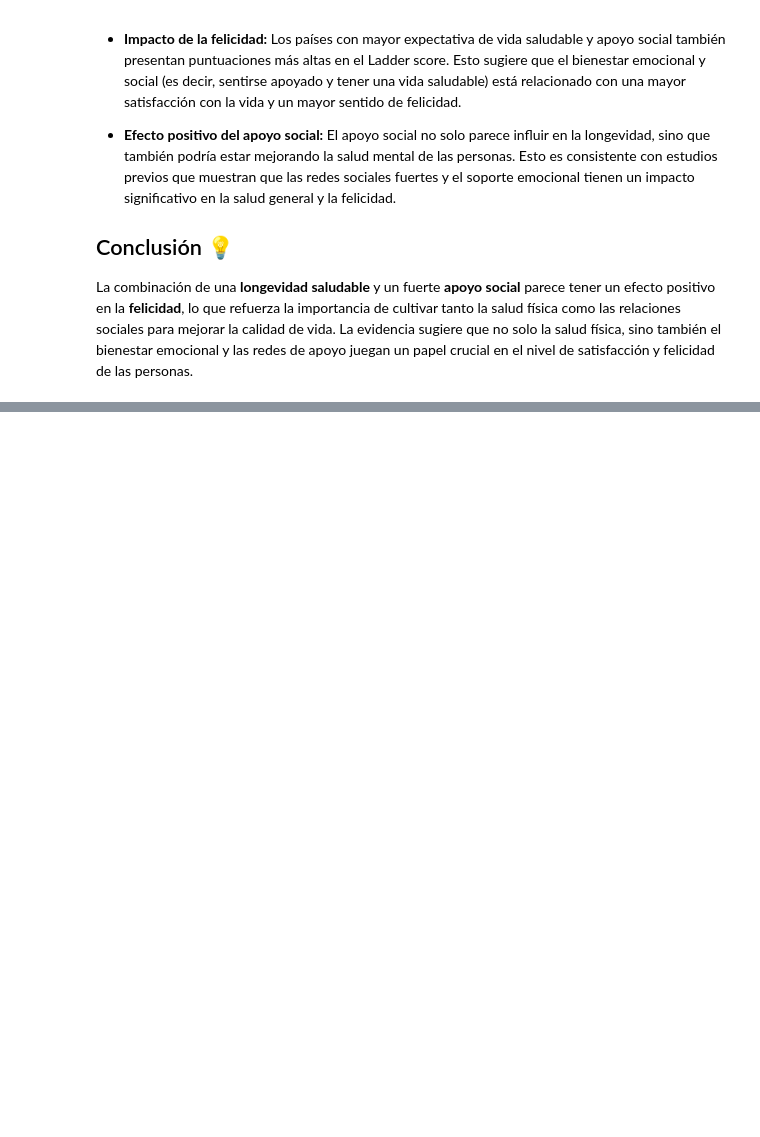
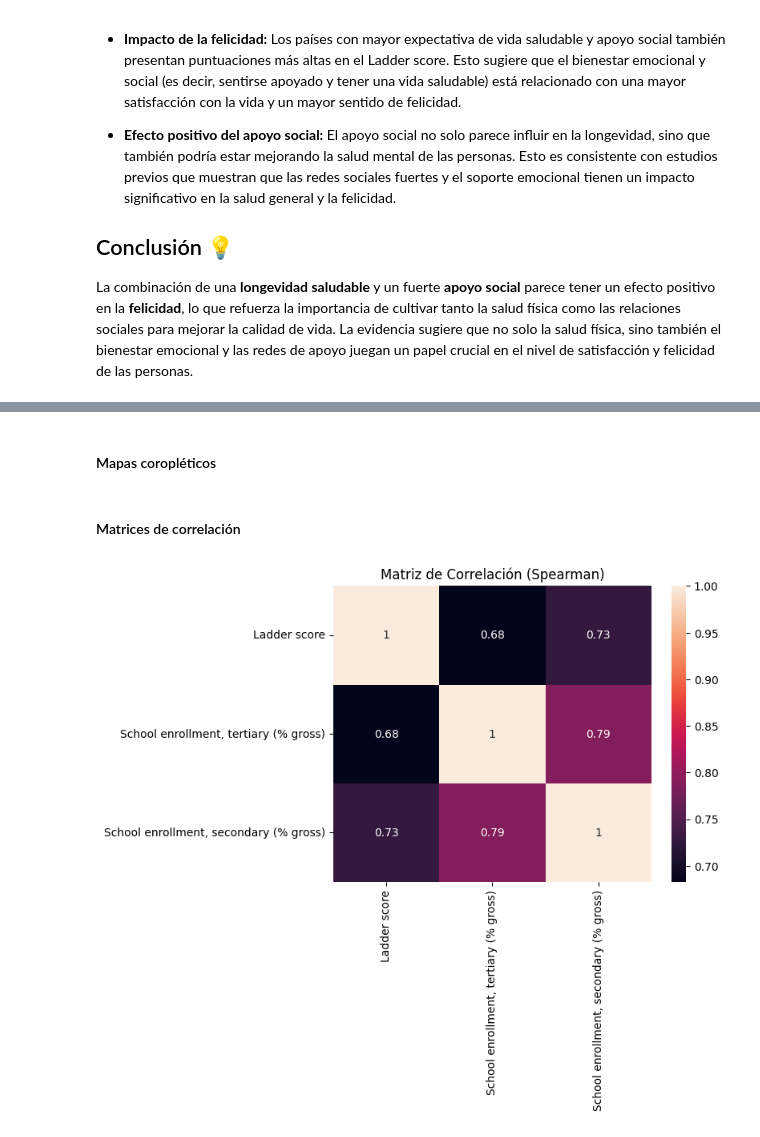
Before and after one commit to merkandez/WorldHappinessEDA_extend, a Jupyter notebook: notebooks/happinness_analysis.ipynb, the cells around one changed output, grey strips where cells are left out. Saved outputs shown, nothing was run; the diff lists cells and outputs as text; code cells hidden in the pictures; blank space fills up the shorter version.

```diff
--- a/notebooks/happinness_analysis.ipynb
+++ b/notebooks/happinness_analysis.ipynb
@@ -821,0 +1002,2 @@ La combinación de una **longevidad saludable** y un fuerte **apoyo social** par
+# %% [markdown]
+#### Mapas coropléticos
@@ -821,0 +1010,26 @@ La combinación de una **longevidad saludable** y un fuerte **apoyo social** par
+# %% [markdown]
+#### Matrices de correlación
+# %%
+import pandas as pd
+import seaborn as sns
+import matplotlib.pyplot as plt
+
+    # ... (código para cargar y procesar tus datos) ...
+
+    # Reemplazar '..' con NaN y convertir a numérico
+merged['School enrollment, tertiary (% gross)'] = pd.to_numeric(
+    merged['School enrollment, tertiary (% gross)'].replace('..', pd.NA),
+    errors='coerce'
+    )
+merged['School enrollment, secondary (% gross)'] = pd.to_numeric(
+        merged['School enrollment, secondary (% gross)'].replace('..', pd.NA),
+        errors='coerce'
+    )
+
+    # Matrices de correlación de Spearman
+corr_matrix = merged[['Ladder score', 'School enrollment, tertiary (% gross)', 'School enrollment, secondary (% gross)']].corr(method='spearman')
+sns.heatmap(corr_matrix, annot=True)
+plt.title('Matriz de Correlación (Spearman)')
+plt.show()
+# %% [output]
+[figure, added]
```
Also changed, not shown: parts of 15 cells of this notebook, 2 other files.
